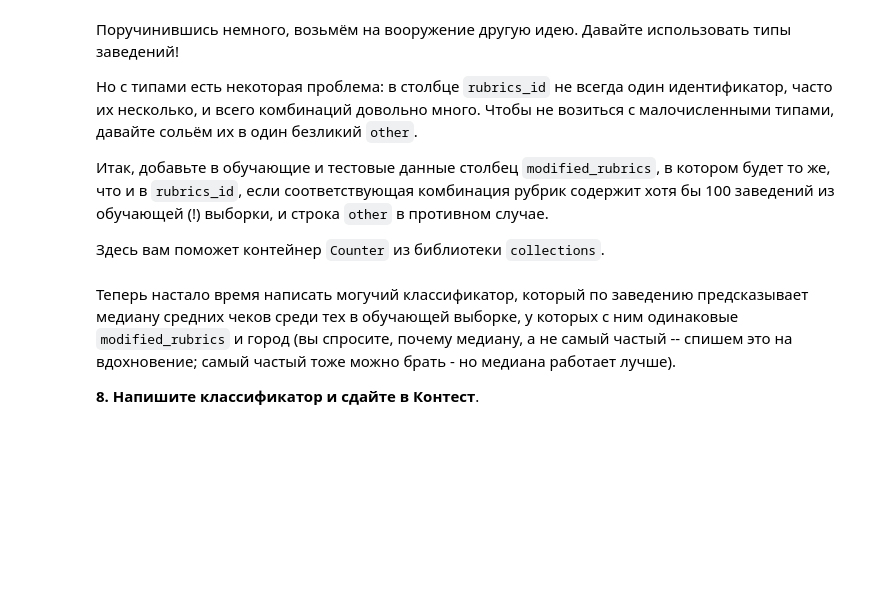
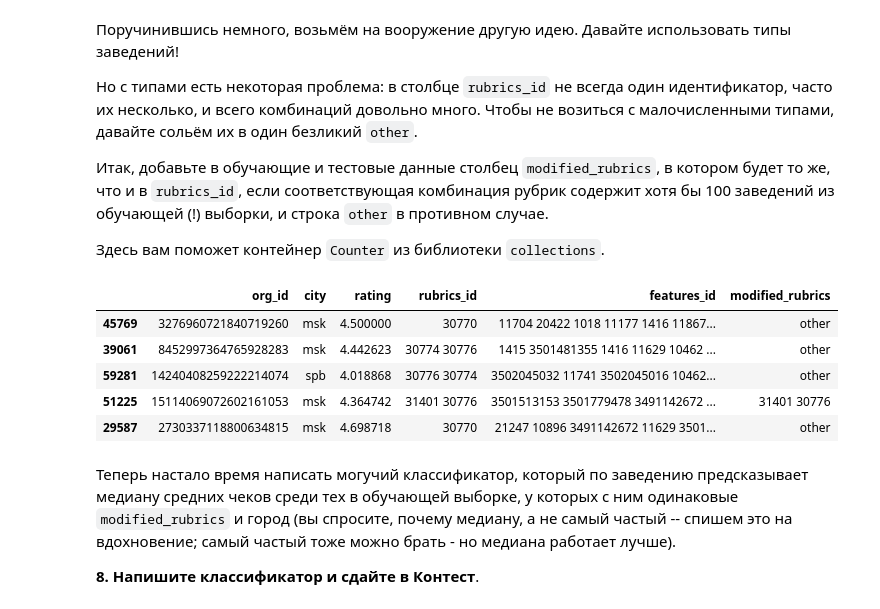
Before and after one commit to kishmakov/ml-study, a Jupyter notebook: ml-handbook/1.3/autohw_intro_ML_draft.ipynb, the cells around one changed output. Cells and saved outputs as stored; diff of their text form; code cells hidden in the pictures; blank space fills up the shorter version.

```diff
--- a/ml-handbook/1.3/autohw_intro_ML_draft.ipynb
+++ b/ml-handbook/1.3/autohw_intro_ML_draft.ipynb
@@ -458,7 +458,7 @@ class MostFrequentClassifier(ClassifierMixin):
 Обучим наши модели
 # %%
 X_train = clean_data_train.drop(columns=["average_bill"])
-y_train = clean_data_train["average_bill"]
+y_train = clean_data_train["average_bill"].to_numpy()
 
 reg = MeanRegressor()
 reg.fit(y=y_train)
@@ -544,3 +541,22 @@ cmr_msqe:  445.10632814032624
+# %%
+rubric_counts = clean_data_train["rubrics_id"].value_counts().to_dict()
+
+def rub_filter(key, value):
+    return key if value < 100 else "other"
+
+rubric_new = {k: rub_filter(k, v) for k, v in rubric_counts.items()}
+
+X_train["modified_rubrics"] = X_train["rubrics_id"].map(rubric_new)
+X_test["modified_rubrics"] = X_test["rubrics_id"].map(rubric_new)
+
+X_train.head()
+# %% [output]
+|  | org_id | city | rating | rubrics_id | features_id | modified_rubrics |
+| 45769 | 3276960721840719260 | msk | 4.500000 | 30770 | 11704 20422 1018 11177 1416 11867... | other |
+| 39061 | 8452997364765928283 | msk | 4.442623 | 30774 30776 | 1415 3501481355 1416 11629 10462 ... | other |
+| 59281 | 14240408259222214074 | spb | 4.018868 | 30776 30774 | 3502045032 11741 3502045016 10462... | other |
+| 51225 | 15114069072602161053 | msk | 4.364742 | 31401 30776 | 3501513153 3501779478 3491142672 ... | 31401 30776 |
+| 29587 | 2730337118800634815 | msk | 4.698718 | 30770 | 21247 10896 3491142672 11629 3501... | other |
 # %% [markdown]
 Теперь настало время написать могучий классификатор, который по заведению предсказывает медиану средних чеков среди тех в обучающей выборке, у которых с ним одинаковые `modified_rubrics` и город (вы спросите, почему медиану, а не самый частый -- спишем это на вдохновение; самый частый тоже можно брать - но медиана работает лучше).
 
```
Also changed, not shown: parts of 8 cells of this notebook, 1 other file.
